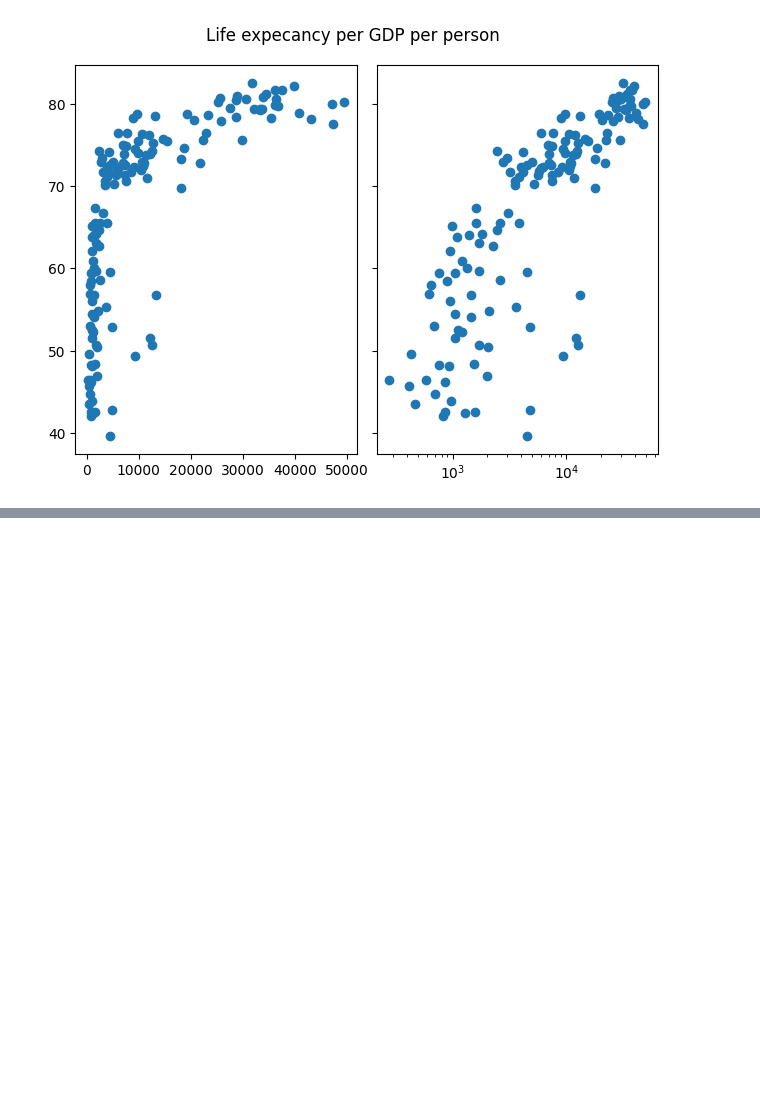
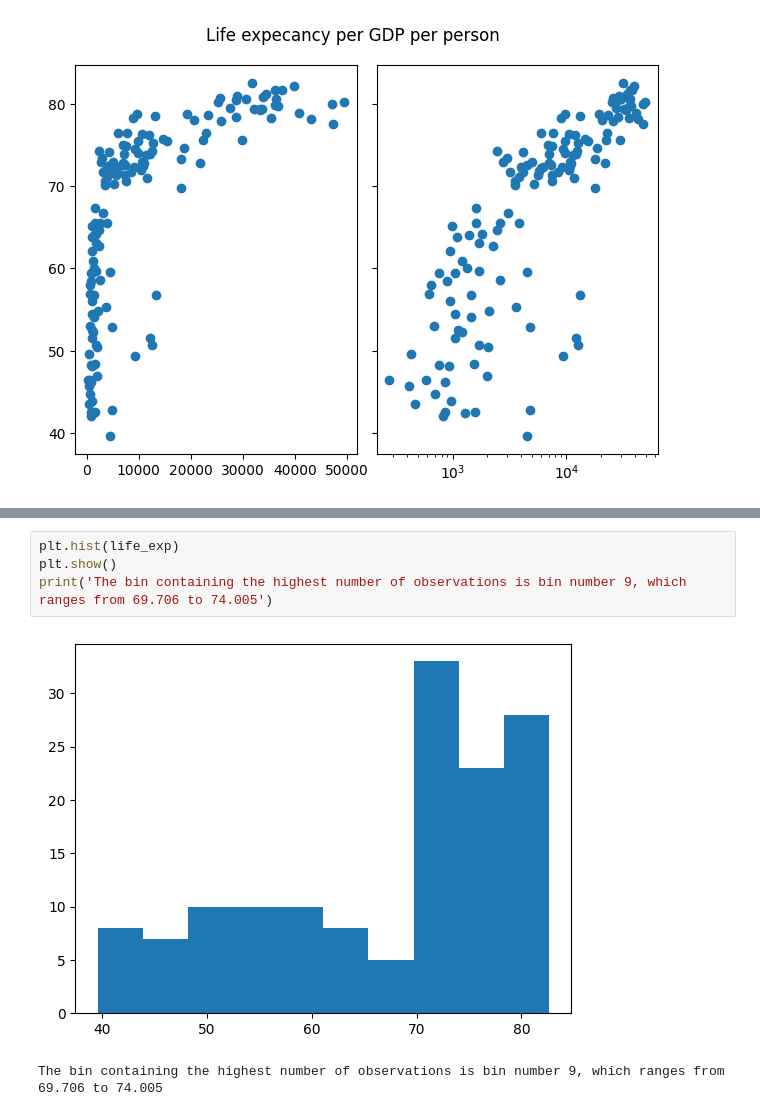
Before and after one commit to SashoVas/MachineLearning, a Jupyter notebook: Numpy, Pandas, Matplotlib & Seaborn/Tasks.ipynb, the cells around one changed output, grey strips where cells are left out. Saved outputs shown, nothing was run; the diff lists cells and outputs as text; blank space fills up the shorter version.

```diff
--- a/Numpy, Pandas, Matplotlib & Seaborn/Tasks.ipynb
+++ b/Numpy, Pandas, Matplotlib & Seaborn/Tasks.ipynb
@@ -100,0 +117,7 @@ plt.show()
+# %%
+plt.hist(life_exp)
+plt.show()
+print('The bin containing the highest number of observations is bin number 9, which ranges from 69.706 to 74.005')
+# %% [output]
+[figure, added]
+The bin containing the highest number of observations is bin number 9, which ranges from 69.706 to 74.005
```
Also changed, not shown: parts of 8 cells of this notebook, 1 other file.
